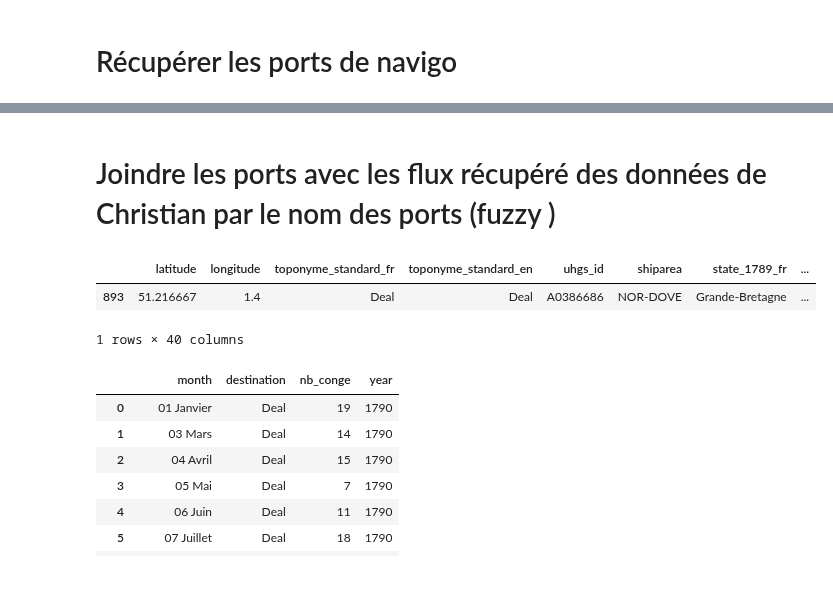
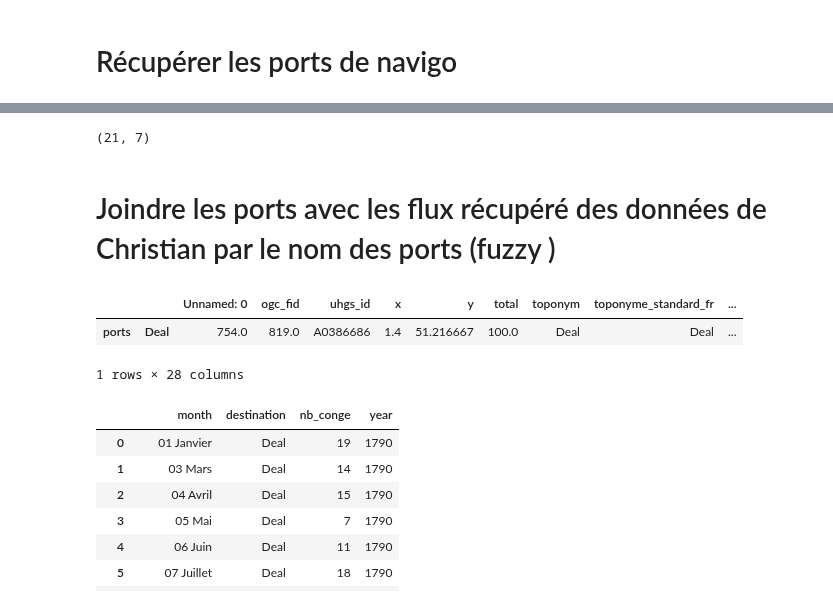
Before and after one commit to medialab/portic-datasprint-2022, a Jupyter notebook: productions/modules_09_10/carto_module9_10.ipynb, the cells around one changed output, grey strips where cells are left out. Saved outputs shown, nothing was run; the diff lists cells and outputs as text; code cells hidden in the pictures.

```diff
--- a/productions/modules_09_10/carto_module9_10.ipynb
+++ b/productions/modules_09_10/carto_module9_10.ipynb
@@ -132,17 +457,16 @@ array(['Deal', 'Douvres', 'Colchester', 'Folkestone', 'Maldon',
 
 #curl -o data/navigo_ports.csv "data.portic.fr/api/ports/?format=csv&srid=4326"
 
+ports = pd.read_csv("http://data.portic.fr/api/ports/?format=csv&srid=4326", encoding='utf8')
 
-
-#ports = pd.read_csv("http://data.portic.fr/api/ports/?format=csv&srid=4326", encoding='utf8')
-
-## Attention il y a un petit souci car l'API semble poster des vieux ports (ancienne version de la base)
+## Il y avait un souci car l'API ne renvoyait pas les homeports (seulement les ports utilisés en pointcall)
+## Le pb est réglé depuis le 04 avril 2022
 ## Du coup j'ai commité dans le module ports_09mars2022.csv avec ; comme séparateur, encodage utf8
 
-ports = pd.read_csv("./data/ports_09mars2022.csv", encoding='latin1', sep=';')
+#ports = pd.read_csv("./data/ports_09mars2022.csv", encoding='latin1', sep=';')
 # %%
 print(ports.shape)
-
+#(1426, 26)
 print(ports.columns)
 
 ports.head()
@@ -154,5 +478,6 @@ test = ports.query('substate_1789_fr == "Angleterre"')
 ports_anglais = ports.query('state_1789_fr == "Grande-Bretagne"')
 ports_anglais['toponyme_standard_fr']
 
-#ports_anglais = ports_anglais.set_index('toponyme_standard_fr')
+ports_anglais.set_index('toponyme_standard_fr',inplace = True, drop=False)
+ports_anglais.drop(['Unnamed: 0'], axis=1)
 # %% [output]
@@ -186,14 +507,39 @@ Name: toponyme_standard_fr, Length: 240, dtype: object
+# %%
+#Rajouter les ports supplémentaires codés par Silvia
+
+
+#Lire les codage de ports supplémentaires
+from dunkerquesprint import get_online_csv
+
+ports_supp = get_online_csv("https://docs.google.com/spreadsheets/d/e/2PACX-1vRq2TJOb7Ima9hBKiO1Kde_yFYoS6grucmtb6KRh6QpF4nwzjJF34WvpsGjS4wtrQ/pub?gid=1098819207&single=true&output=csv")
+type(ports_supp) #list
+
+#print(ports_supp)
+#toponyme_Christian	UHGS	toponyme_FR	toponyme_GB	lat	long	facade
+df_ports_supp = pd.DataFrame(ports_supp, columns=['toponyme_Christian', 'UHGS', 'toponyme_FR', 'toponyme_GB', 'lat', 'long',  'facade'])
+#rename columns
+df_ports_supp = df_ports_supp.rename(columns={"UHGS": "uhgs_id", "toponyme_FR": "toponyme_standard_fr", "toponyme_GB" : "toponyme_standard_en", "lat":"y", "long":"x" })
+print(df_ports_supp.shape)#(21, 7)
+
+df_ports_supp
+
+df_ports_supp.set_index('toponyme_Christian',inplace = True, drop=False)
+ports_anglais = pd.concat([ports_anglais, df_ports_supp], keys=["ports", "supp"])
+
+#test  = pd.concat([ports_anglais, df_ports_supp])
+# %% [output]
+(21, 7)
 # %% [markdown]
 # Joindre les ports avec les flux récupéré des données de Christian par le nom des ports (fuzzy )
 # %%
 ports_anglais
 
 #ports_anglais['toponyme']=='Deal'
-ports.query('toponyme_standard_fr == "Deal"')
+ports_anglais.query('toponyme_standard_fr == "Deal"')
 # %% [output]
-|  | latitude | longitude | toponyme_standard_fr | toponyme_standard_en | uhgs_id | shiparea | state_1789_fr | ... |
-| 893 | 51.216667 | 1.4 | Deal | Deal | A0386686 | NOR-DOVE | Grande-Bretagne | ... |
+|  |  | Unnamed: 0 | ogc_fid | uhgs_id | x | y | total | toponym | toponyme_standard_fr | ... |
+| ports | Deal | 754.0 | 819.0 | A0386686 | 1.4 | 51.216667 | 100.0 | Deal | Deal | ... |
-1 rows × 40 columns
+1 rows × 28 columns
 # %%
 decennie.query('destination == "Deal"')
 # %% [output]
```
Also changed, not shown: parts of 31 cells of this notebook, 6 other files.
